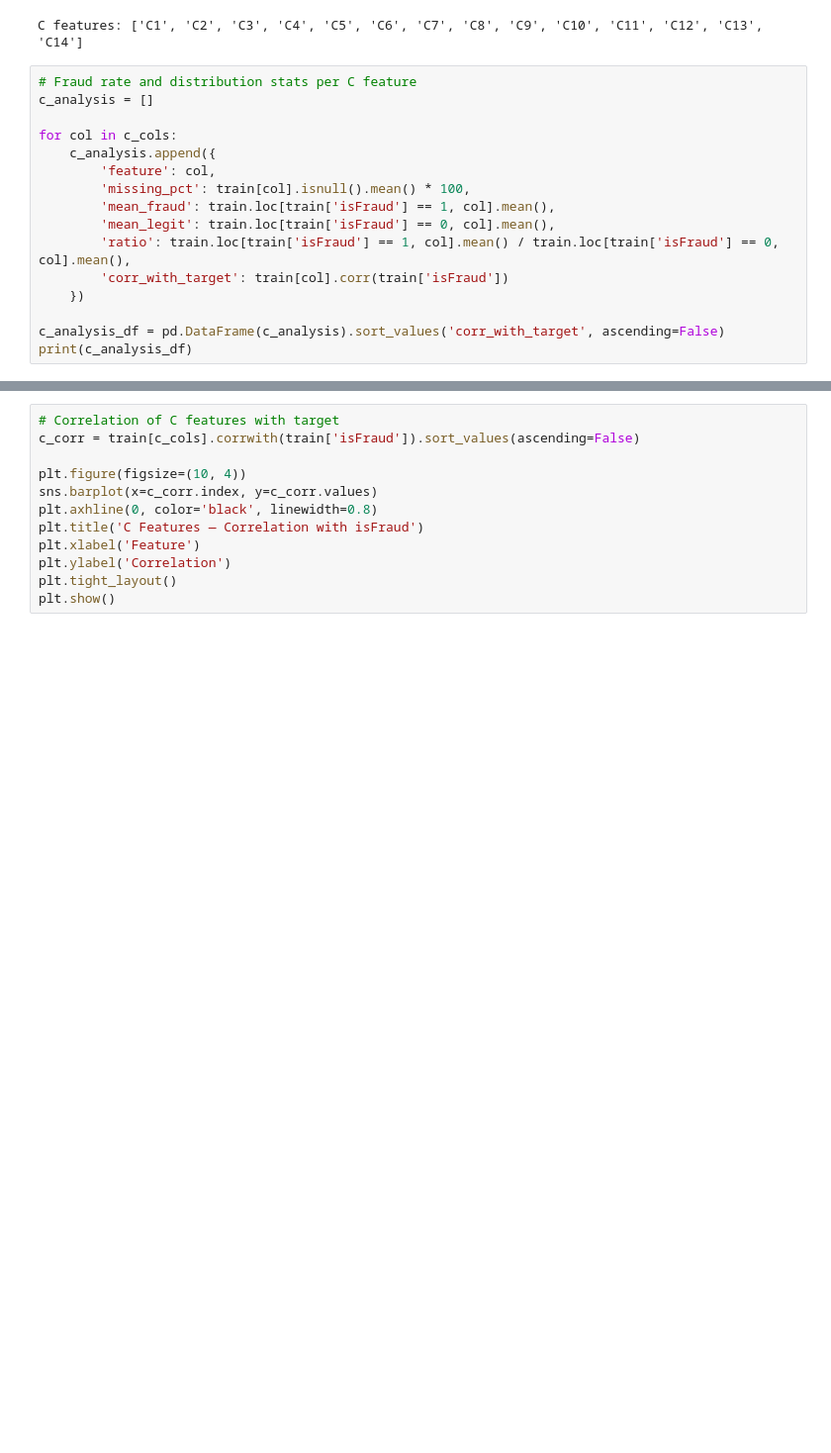
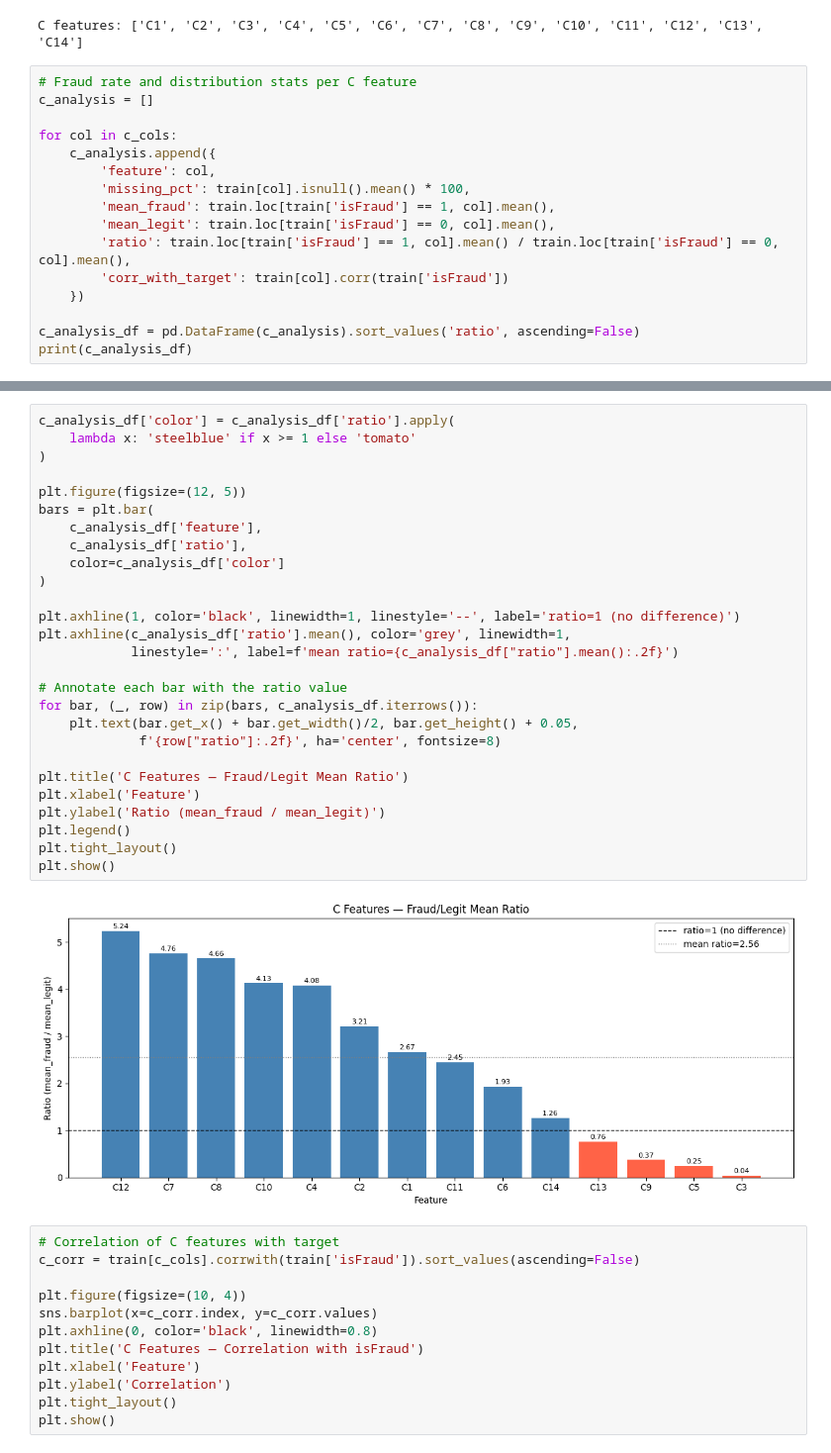
Before and after one commit to Mansi-Jadhav/End-to-End-Fraud-Detection, a Jupyter notebook: 1. EDA.ipynb, the cells around one changed output, grey strips where cells are left out. Shown at 99% size. Cells and saved outputs as stored; diff of their text form; blank space fills up the shorter version.

```diff
--- a/1. EDA.ipynb
+++ b/1. EDA.ipynb
@@ -1374,7 +1333,7 @@ for col in c_cols:
         'corr_with_target': train[col].corr(train['isFraud'])
     })
 
-c_analysis_df = pd.DataFrame(c_analysis).sort_values('corr_with_target', ascending=False)
+c_analysis_df = pd.DataFrame(c_analysis).sort_values('ratio', ascending=False)
 print(c_analysis_df)
 # %% [output]
    feature  missing_pct  mean_fraud  mean_legit     ratio  corr_with_target
@@ -1414,3 +1363,32 @@ plt.show()
+# %%
+c_analysis_df['color'] = c_analysis_df['ratio'].apply(
+    lambda x: 'steelblue' if x >= 1 else 'tomato'
+)
+
+plt.figure(figsize=(12, 5))
+bars = plt.bar(
+    c_analysis_df['feature'],
+    c_analysis_df['ratio'],
+    color=c_analysis_df['color']
+)
+
+plt.axhline(1, color='black', linewidth=1, linestyle='--', label='ratio=1 (no difference)')
+plt.axhline(c_analysis_df['ratio'].mean(), color='grey', linewidth=1,
+            linestyle=':', label=f'mean ratio={c_analysis_df["ratio"].mean():.2f}')
+
+# Annotate each bar with the ratio value
+for bar, (_, row) in zip(bars, c_analysis_df.iterrows()):
+    plt.text(bar.get_x() + bar.get_width()/2, bar.get_height() + 0.05,
+             f'{row["ratio"]:.2f}', ha='center', fontsize=8)
+
+plt.title('C Features — Fraud/Legit Mean Ratio')
+plt.xlabel('Feature')
+plt.ylabel('Ratio (mean_fraud / mean_legit)')
+plt.legend()
+plt.tight_layout()
+plt.show()
+# %% [output]
+[figure, added]
 # %%
 # Correlation of C features with target
 c_corr = train[c_cols].corrwith(train['isFraud']).sort_values(ascending=False)
```
Also changed, not shown: parts of 12 cells of this notebook.
